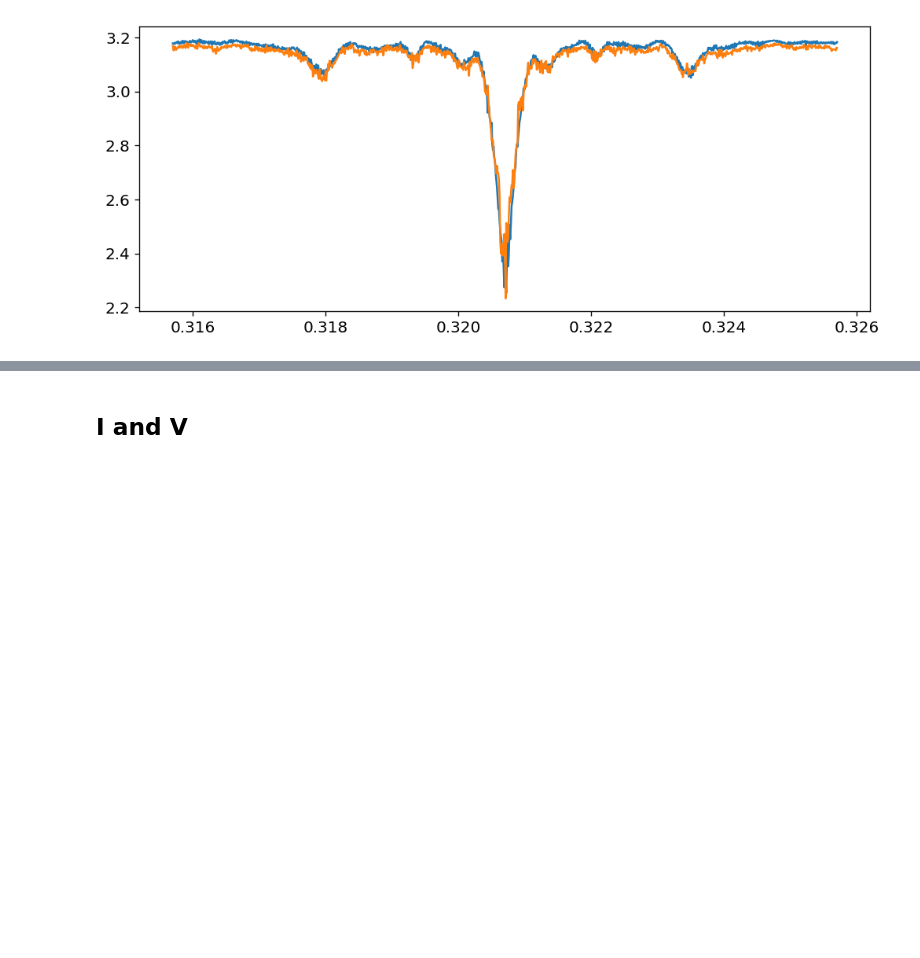
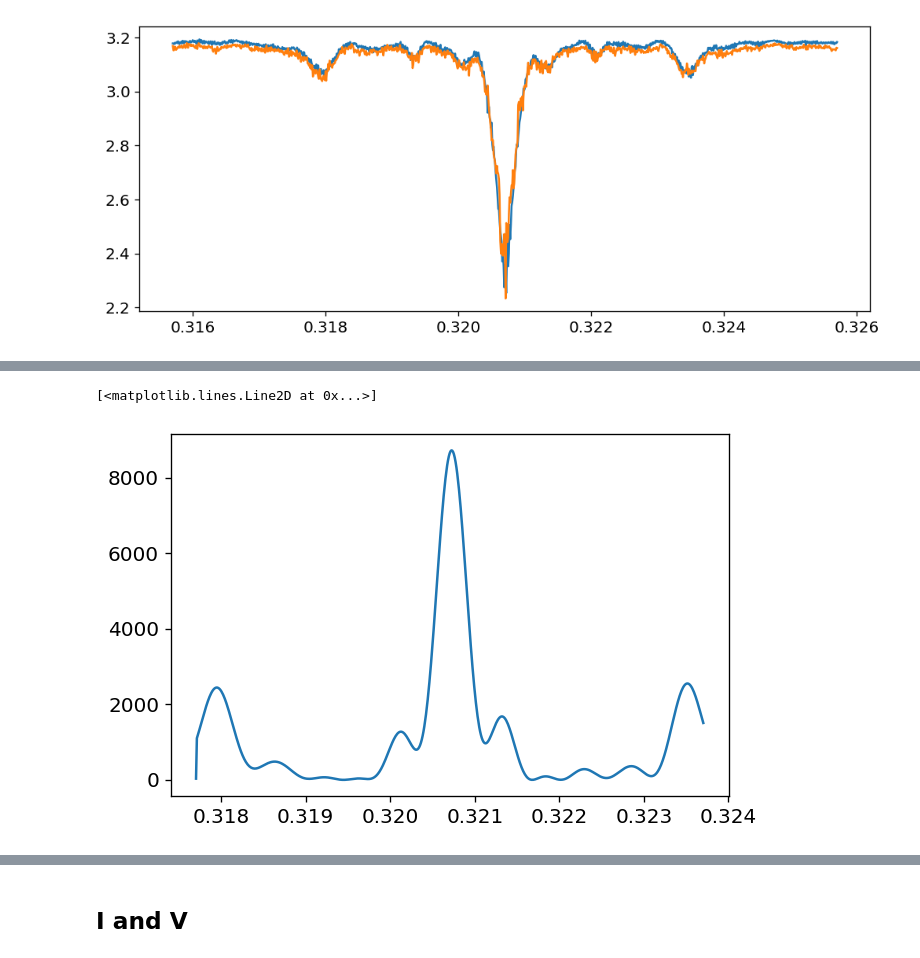
Before and after one commit to JacobHilbert/another-spectrum, a Jupyter notebook: code/methodology/implementation.ipynb, the cells around one changed output, grey strips where cells are left out. Cells and saved outputs as stored; diff of their text form; code cells hidden in the pictures; blank space fills up the shorter version.

```diff
--- a/code/methodology/implementation.ipynb
+++ b/code/methodology/implementation.ipynb
@@ -424,0 +420,15 @@ array([[0., 0., 0.],
+# %%
+t,mag,err = np.loadtxt("OGLE-LMC-CEP-0002.dat",unpack=True)
+m = normalize(mag)
+t = np.ascontiguousarray(t)
+m = np.ascontiguousarray(m)
+freq = 1/3.1181490
+
+f_min = freq-0.003
+f_max = freq+0.003
+df = 0.00001
+fs = np.arange(f_min,f_max,df)
+plt.plot(fs,fourier_incremental(t,m,f_min,f_max,df))
+# %% [output]
+[<matplotlib.lines.Line2D at 0x...>]
+[figure, added]
```
Also changed, not shown: parts of 6 cells of this notebook, 20 other files.
